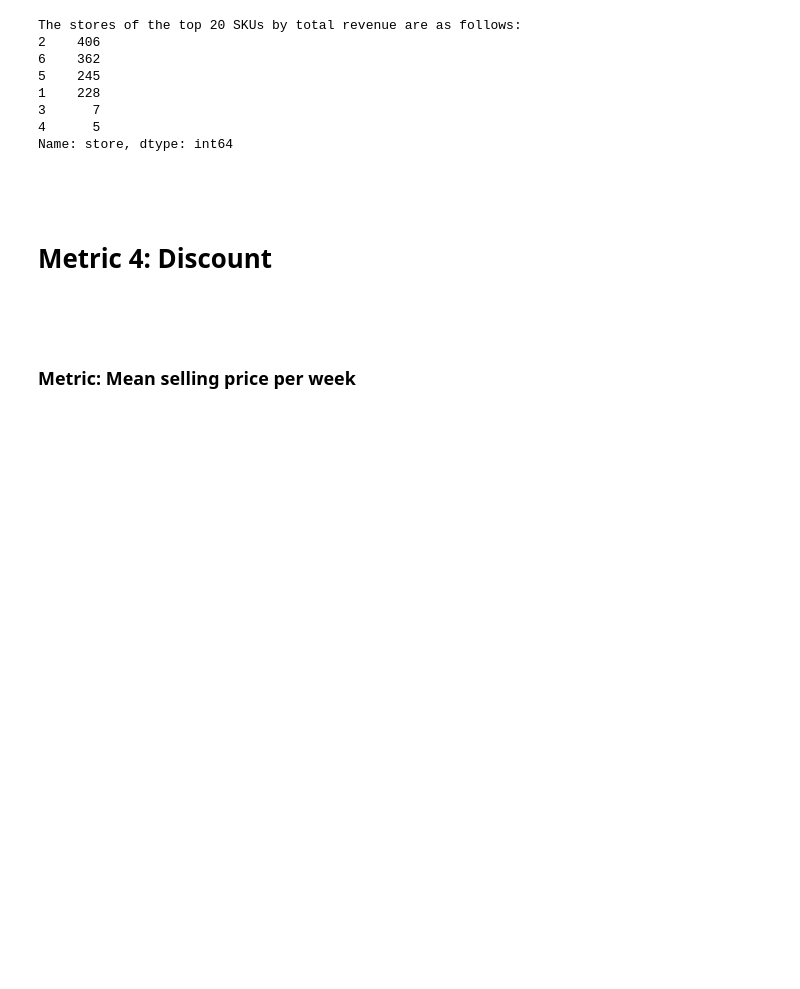
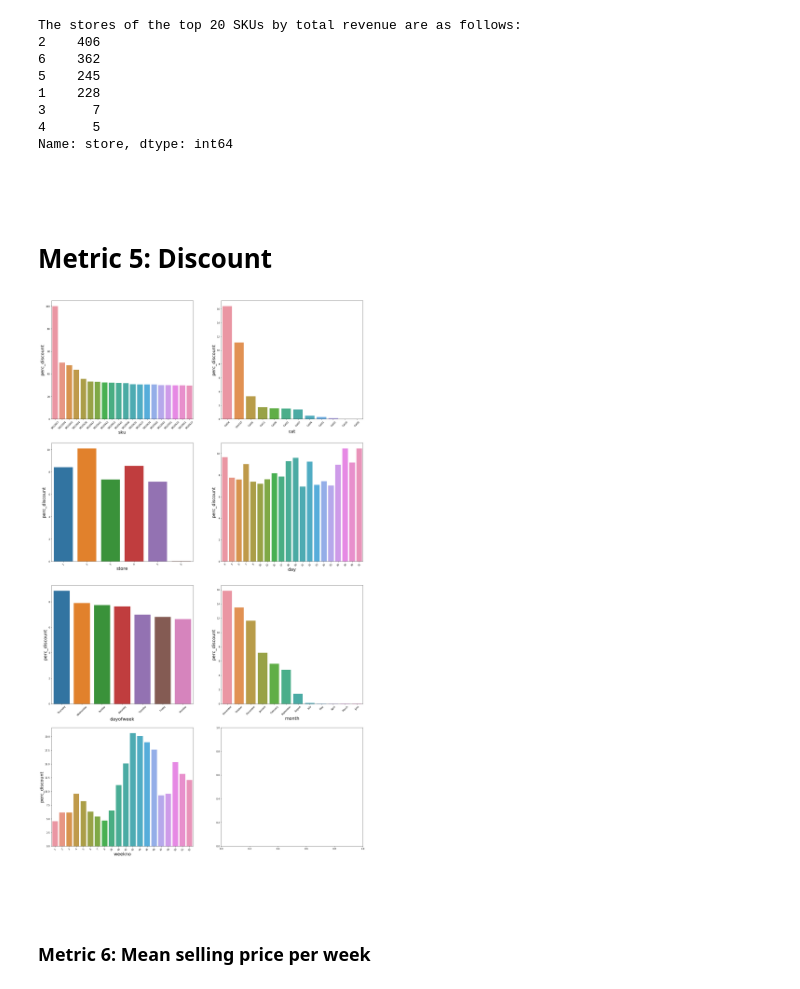
Before and after one commit to stiero/fuzzy-carnival, a Jupyter notebook: task.ipynb, the cells around one changed output. Drawn from its saved outputs; the diff is of its cells as text; code cells hidden in the pictures; blank space fills up the shorter version.

```diff
--- a/task.ipynb
+++ b/task.ipynb
@@ -518,23 +520,25 @@ Name: store, dtype: int64
 # %% [markdown]
 #
 # %% [markdown]
-# Metric 4: Discount
+# Metric 5: Discount
 # %%
 fig, axs = plt.subplots(4, 2, figsize = (25,45))
 
-perc_discount_per_sku, perc_discount_per_sku_plot = barplot(df, 'sku', 'perc_discount', axs[0,0])
+perc_discount_per_sku, perc_discount_per_sku_plot = barplot(df, 'sku', 'perc_discount', 'avg', axs[0,0])
 
-perc_discount_cat, perc_discount_per_cat_plot = barplot(df, 'cat', 'perc_discount', axs[0,1])
+perc_discount_cat, perc_discount_per_cat_plot = barplot(df, 'cat', 'perc_discount', 'avg', axs[0,1])
 
-perc_discount_per_store, perc_discount_per_store_plot = barplot(df, 'store', 'perc_discount', axs[1,0])
+perc_discount_per_store, perc_discount_per_store_plot = barplot(df, 'store', 'perc_discount', 'avg', axs[1,0])
 
-perc_discount_per_day, perc_discount_per_day_plot = barplot(df, 'day', 'perc_discount', axs[1,1])
+perc_discount_per_day, perc_discount_per_day_plot = barplot(df, 'day', 'perc_discount', 'avg', axs[1,1])
 
-perc_discount_per_dayofweek, perc_discount_per_dayofweek_plot = barplot(df, 'dayofweek', 'perc_discount', axs[2,0])
+perc_discount_per_dayofweek, perc_discount_per_dayofweek_plot = barplot(df, 'dayofweek', 'perc_discount', 'avg', axs[2,0])
 
-perc_discount_per_month, perc_discount_per_month_plot = barplot(df, 'month', 'perc_discount', axs[2,1])
+perc_discount_per_month, perc_discount_per_month_plot = barplot(df, 'month', 'perc_discount', 'avg', axs[2,1])
 
-perc_discount_per_weekno, perc_discount_per_weekno_plot = barplot(df, 'weekno', 'perc_discount', axs[3,0])
+perc_discount_per_weekno, perc_discount_per_weekno_plot = barplot(df, 'weekno', 'perc_discount', 'avg', axs[3,0])
+# %% [output]
+[figure, added]
 # %%
 print("The top 10 SKUs with highest percentage discount are \n{}".format(perc_discount_per_sku[:10]))
 # %%
@@ -552,7 +556,7 @@ print("The stores of the top 20 SKUs by count are as follows: \n{}".format(top_p
 # %% [markdown]
 #
 # %% [markdown]
-### Metric: Mean selling price per week
+### Metric 6: Mean selling price per week
 # %%
 df_mean_price = df.groupby(['sku', 'weekno', 'store', 'month', 'cat'], as_index=False)['price'].mean()
 
```
Also changed, not shown: parts of 3 cells of this notebook.
